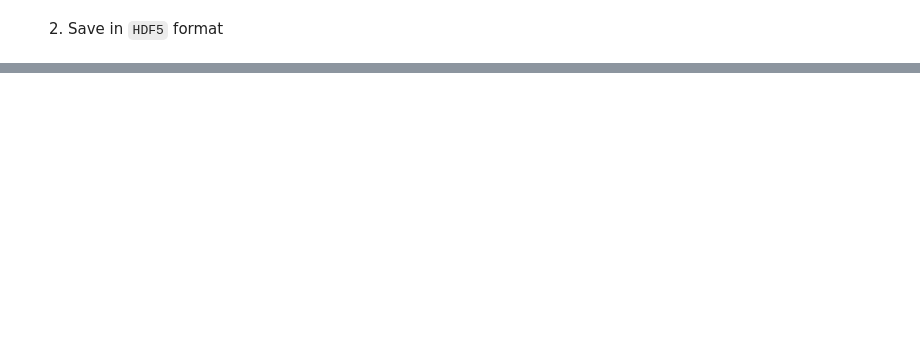
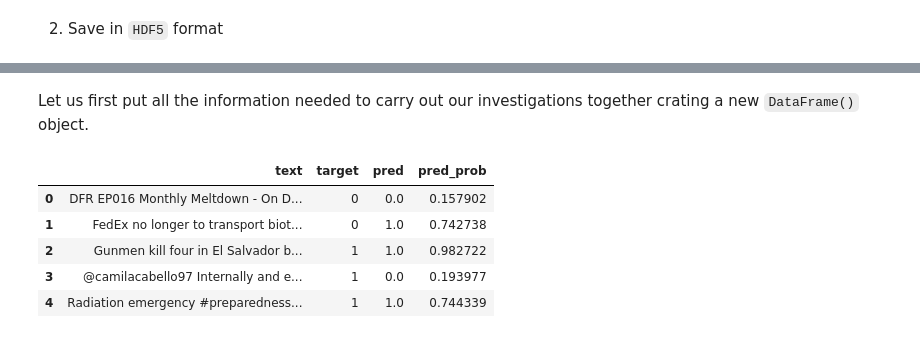
Before and after one commit to milad818/ml-frameworks, a Jupyter notebook: tensorflow/08_tf_natural_language_processing.ipynb, the cells around one changed output, grey strips where cells are left out. Saved outputs shown, nothing was run; the diff lists cells and outputs as text; code cells hidden in the pictures; blank space fills up the shorter version.

```diff
--- a/tensorflow/08_tf_natural_language_processing.ipynb
+++ b/tensorflow/08_tf_natural_language_processing.ipynb
@@ -1759,0 +1796,16 @@ loaded_model7.evaluate(val_sentences, val_labels)
+# %% [markdown]
+Let us first put all the information needed to carry out our investigations together crating a new `DataFrame()` object.
+# %%
+# Create dataframe with validation sentences and best performing model predictions (Pre-trained Embedding SE)
+val_df = pd.DataFrame({"text": val_sentences,
+                       "target": val_labels,
+                       "pred": model6_preds,
+                       "pred_prob": tf.squeeze(model6_pred_probs)})
+val_df.head()
+# %% [output]
+|  | text | target | pred | pred_prob |
+| 0 | DFR EP016 Monthly Meltdown - On D... | 0 | 0.0 | 0.157902 |
+| 1 | FedEx no longer to transport biot... | 0 | 1.0 | 0.742738 |
+| 2 | Gunmen kill four in El Salvador b... | 1 | 1.0 | 0.982722 |
+| 3 | @camilacabello97 Internally and e... | 1 | 0.0 | 0.193977 |
+| 4 | Radiation emergency #preparedness... | 1 | 1.0 | 0.744339 |
```
Also changed, not shown: parts of 42 cells of this notebook.
